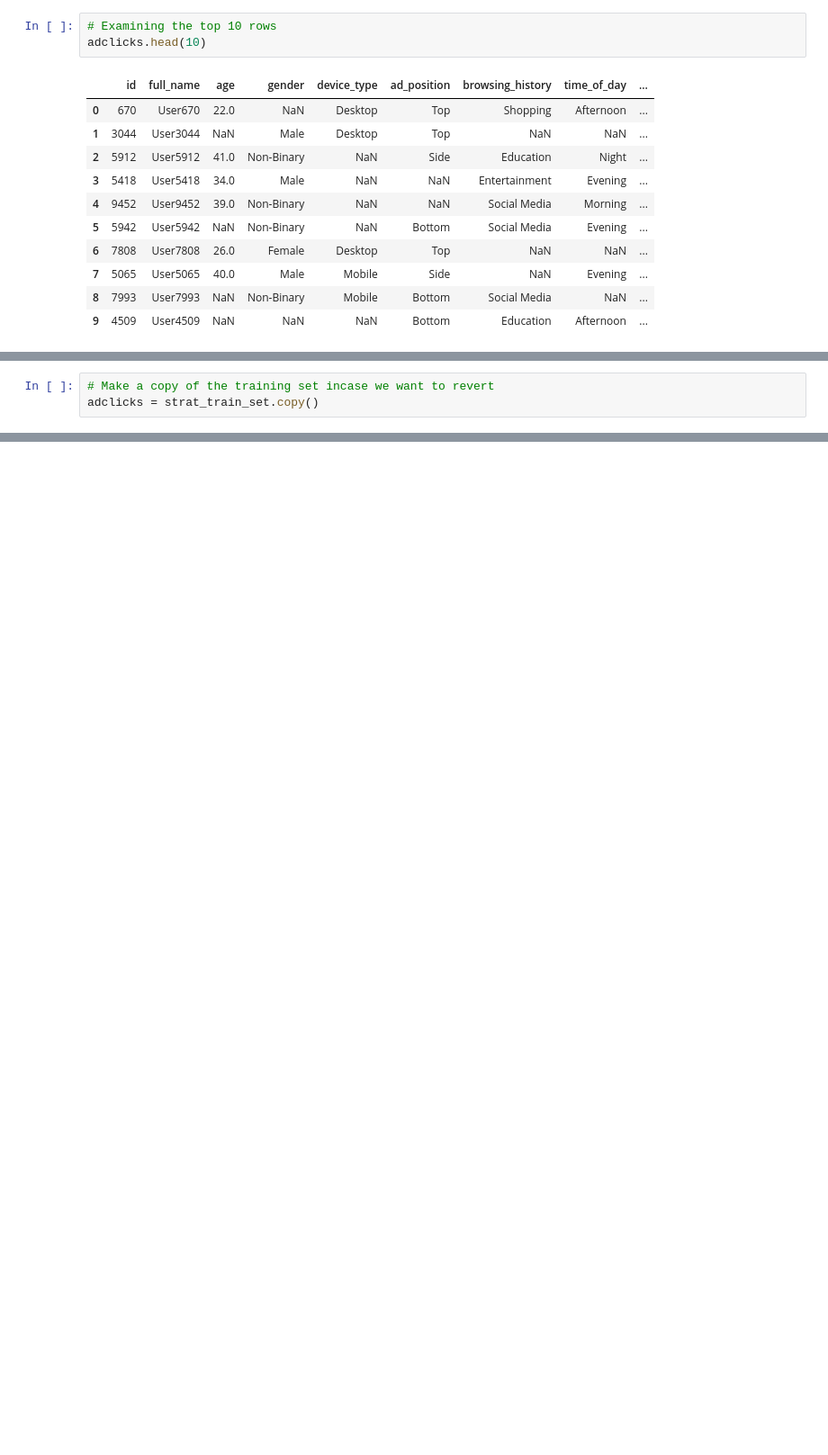
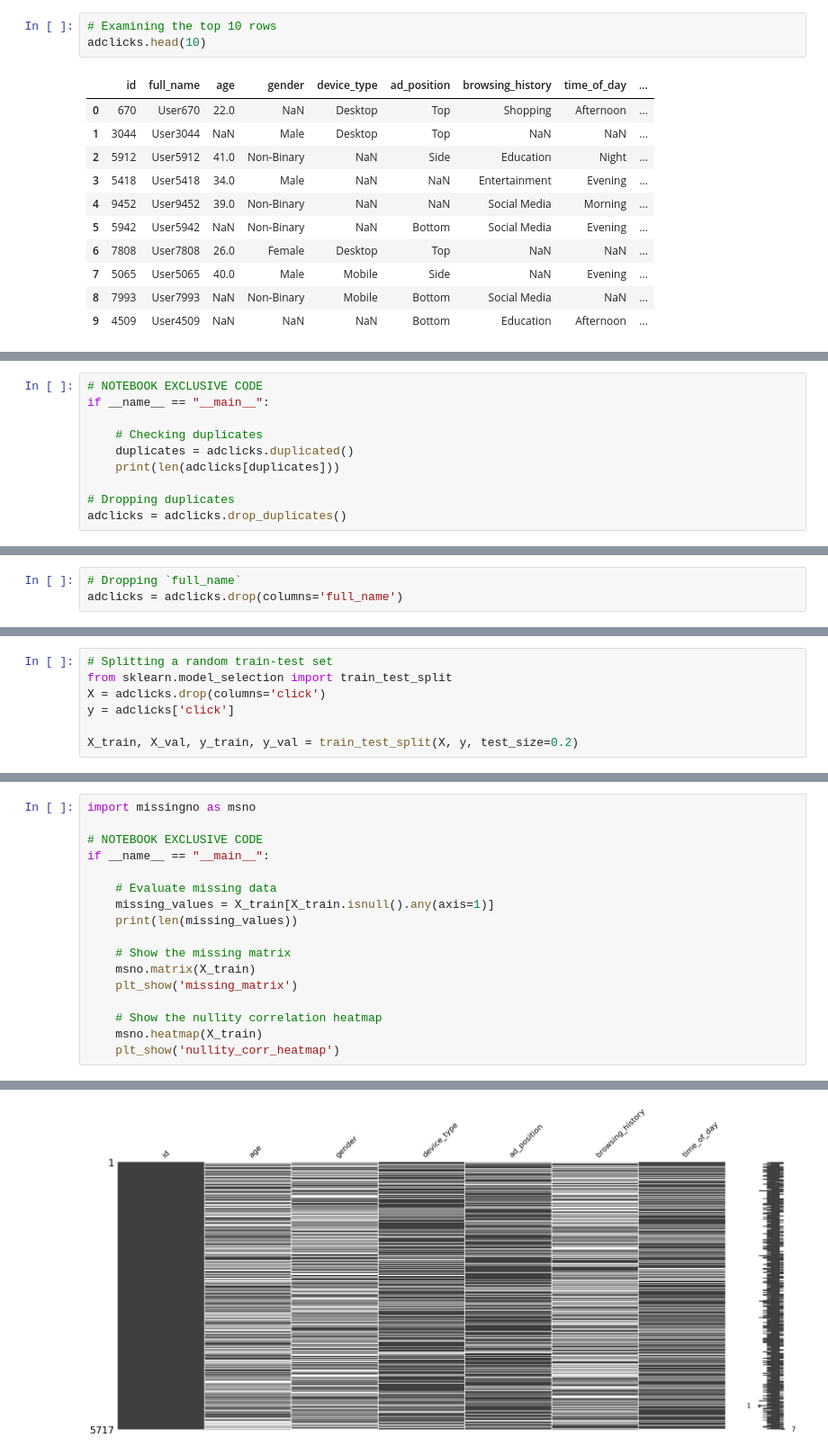
Before and after one commit to zabethe/ad-click-prediction, a Jupyter notebook: A_eda.ipynb, the cells around one changed output, grey strips where cells are left out. Shown at 90% size. Cells and saved outputs as stored; diff of their text form; blank space fills up the shorter version.

```diff
--- a/A_eda.ipynb
+++ b/A_eda.ipynb
@@ -211,3 +78,0 @@ Let's visualize the distributions of our features. Since we will only be looking
-# %%
-# Make a copy of the training set incase we want to revert
-adclicks = strat_train_set.copy()
@@ -410,0 +79,10 @@ In the next section, [B_preprocess.ipynb](/B_preprocess.ipynb), we will be perfo
+# %%
+# NOTEBOOK EXCLUSIVE CODE
+if __name__ == "__main__":
+
+    # Checking duplicates
+    duplicates = adclicks.duplicated()
+    print(len(adclicks[duplicates]))
+
+# Dropping duplicates
+adclicks = adclicks.drop_duplicates()
@@ -410,0 +134,3 @@ In the next section, [B_preprocess.ipynb](/B_preprocess.ipynb), we will be perfo
+# %%
+# Dropping `full_name`
+adclicks = adclicks.drop(columns='full_name')
@@ -410,0 +188,7 @@ In the next section, [B_preprocess.ipynb](/B_preprocess.ipynb), we will be perfo
+# %%
+# Splitting a random train-test set
+from sklearn.model_selection import train_test_split
+X = adclicks.drop(columns='click')
+y = adclicks['click']
+
+X_train, X_val, y_train, y_val = train_test_split(X, y, test_size=0.2)
@@ -410,0 +253,18 @@ In the next section, [B_preprocess.ipynb](/B_preprocess.ipynb), we will be perfo
+# %%
+import missingno as msno
+
+# NOTEBOOK EXCLUSIVE CODE
+if __name__ == "__main__":
+
+    # Evaluate missing data
+    missing_values = X_train[X_train.isnull().any(axis=1)]
+    print(len(missing_values))
+
+    # Show the missing matrix
+    msno.matrix(X_train)
+    plt_show('missing_matrix')
+
+    # Show the nullity correlation heatmap
+    msno.heatmap(X_train)
+    plt_show('nullity_corr_heatmap')
+# %% [output]
@@ -410,0 +272 @@ In the next section, [B_preprocess.ipynb](/B_preprocess.ipynb), we will be perfo
+[figure, added]
```
Also changed, not shown: parts of 63 cells of this notebook, 4 other files.
